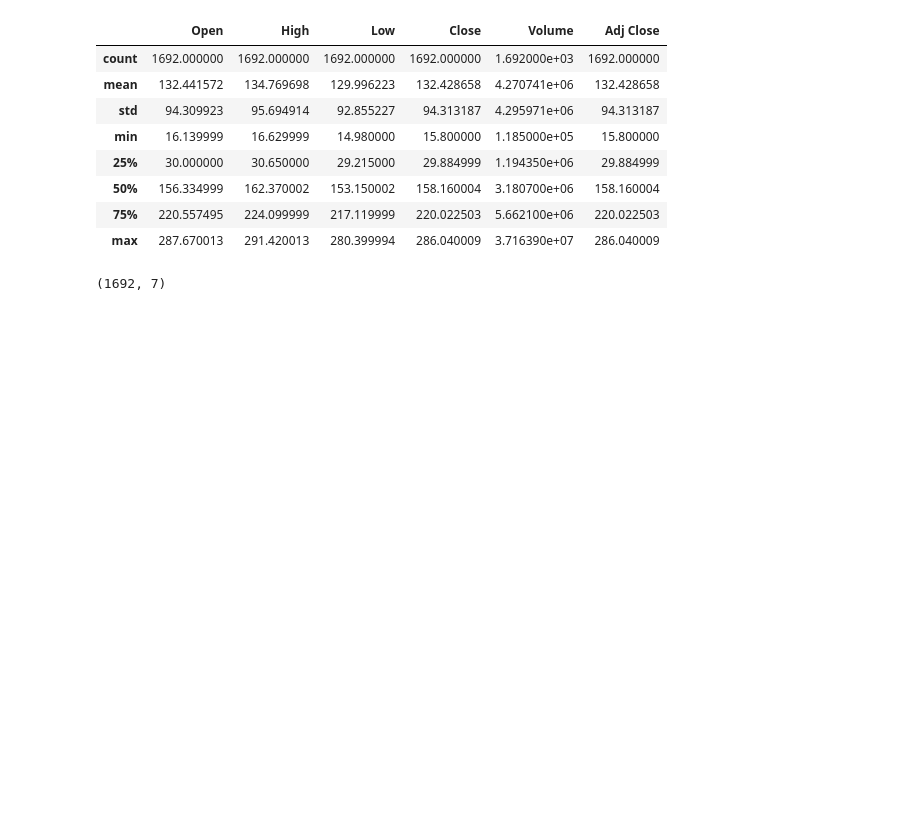
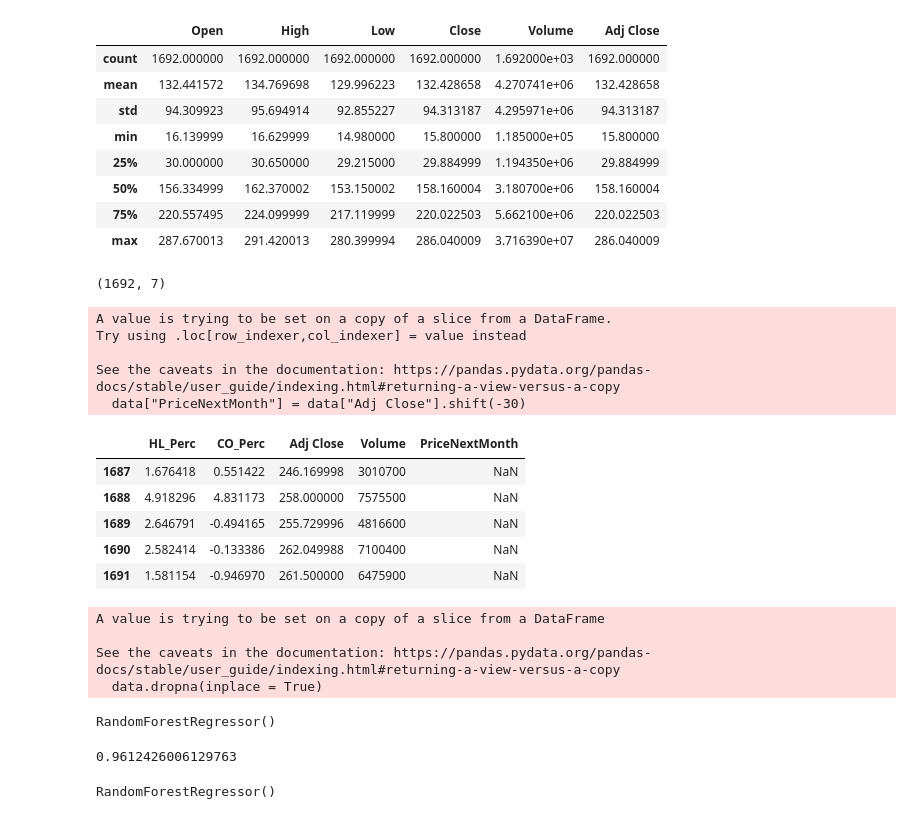
Before and after one commit to Amoako419/10_ML_projects, a Jupyter notebook: tesla_price_prediction/tesla.ipynb, the cells around one changed output. Drawn from its saved outputs; the diff is of its cells as text; code cells hidden in the pictures; blank space fills up the shorter version.

```diff
--- a/tesla_price_prediction/tesla.ipynb
+++ b/tesla_price_prediction/tesla.ipynb
@@ -54,3 +57,32 @@ dates_check = dates[-30:]
 dates = dates[:-30]
 # %%
 data = data[["HL_Perc", "CO_Perc", "Adj Close", "Volume"]]
+# %%
+data["PriceNextMonth"] = data["Adj Close"].shift(-30)
+# %% [output]
+A value is trying to be set on a copy of a slice from a DataFrame.
+Try using .loc[row_indexer,col_indexer] = value instead
+
+See the caveats in the documentation: https://pandas.pydata.org/pandas-docs/stable/user_guide/indexing.html#returning-a-view-versus-a-copy
+  data["PriceNextMonth"] = data["Adj Close"].shift(-30)
+# %%
+data.tail()
+# %% [output]
+|  | HL_Perc | CO_Perc | Adj Close | Volume | PriceNextMonth |
+| 1687 | 1.676418 | 0.551422 | 246.169998 | 3010700 | NaN |
+| 1688 | 4.918296 | 4.831173 | 258.000000 | 7575500 | NaN |
+| 1689 | 2.646791 | -0.494165 | 255.729996 | 4816600 | NaN |
+| 1690 | 2.582414 | -0.133386 | 262.049988 | 7100400 | NaN |
+| 1691 | 1.581154 | -0.946970 | 261.500000 | 6475900 | NaN |
+# %%
+X = np.array(data.drop(columns="PriceNextMonth", axis=1))
+X = preprocessing.scale(X)
+X_Check = X[-30:]
+X = X[:-30]
+data.dropna(inplace = True)
+y = np.array(data["PriceNextMonth"])
+# %% [output]
+A value is trying to be set on a copy of a slice from a DataFrame
+
+See the caveats in the documentation: https://pandas.pydata.org/pandas-docs/stable/user_guide/indexing.html#returning-a-view-versus-a-copy
+  data.dropna(inplace = True)
@@ -56,0 +93,13 @@ data = data[["HL_Perc", "CO_Perc", "Adj Close", "Volume"]]
+# %%
+model.fit(X_train,y_train)
+# %% [output]
+RandomForestRegressor()
+# %%
+accurancy = model.score(X_test, y_test)
+print(accurancy)
+# %% [output]
+0.9612426006129763
+# %%
+model.fit(X,y)
+# %% [output]
+RandomForestRegressor()
```
Also changed, not shown: parts of 6 cells of this notebook.
